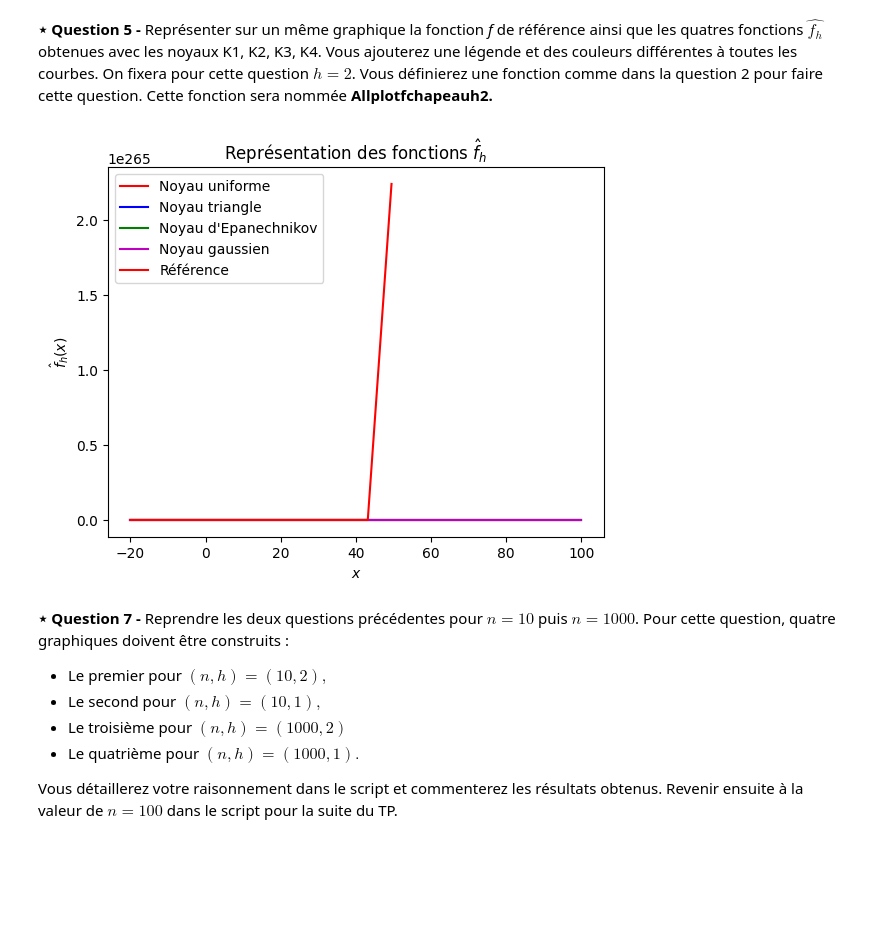
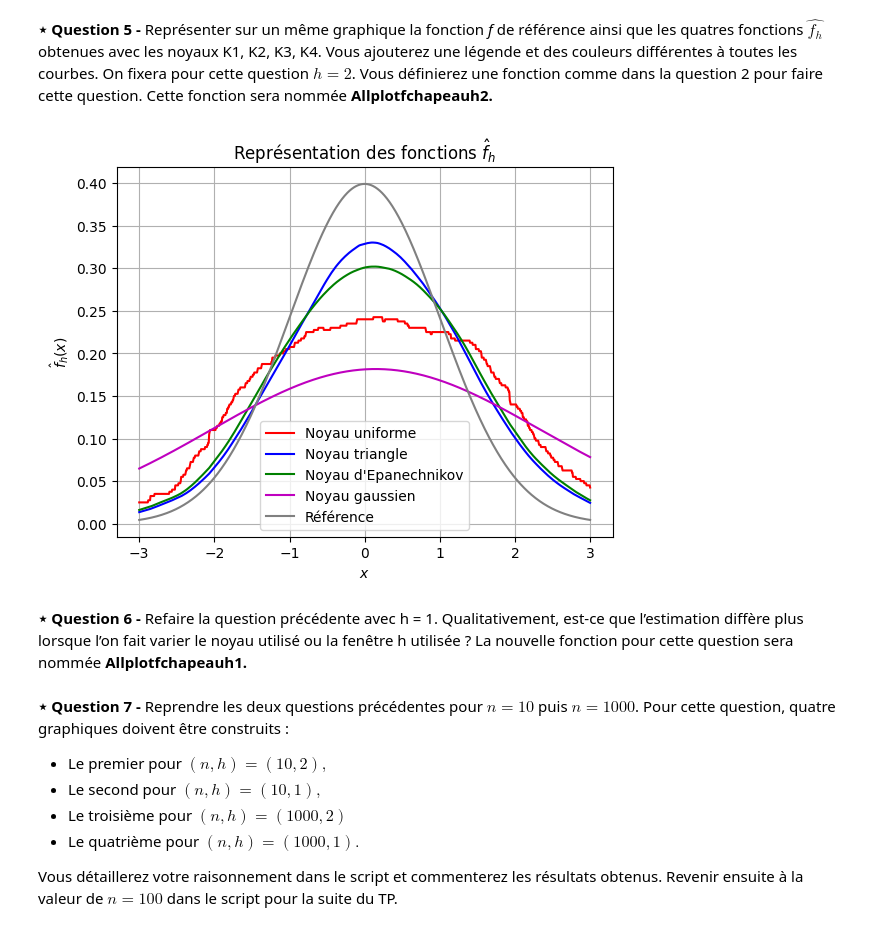
Before and after one commit to Mowibox/SignalLab, a Jupyter notebook: TP3-LONGEOT-THIONGANE-PETIT.ipynb, the cells around one changed output. Saved outputs shown, nothing was run; the diff lists cells and outputs as text; code cells hidden in the pictures; blank space fills up the shorter version.

```diff
--- a/TP3-LONGEOT-THIONGANE-PETIT.ipynb
+++ b/TP3-LONGEOT-THIONGANE-PETIT.ipynb
@@ -77,29 +77,32 @@ def fchapeau(funct, h, X, x): #l'estimation de la densite f (ici la gaussienne s
     s = 0
     n =  len(X)
     for i in range(n):
-        s += funct(x-X[i])/h
-    return s/n
+        s += funct((x-X[i])/h)
+    return s/(n*h)
 # %% [markdown]
 **⋆ Question 5 -** Représenter sur un même graphique la fonction *f* de référence ainsi que les quatres fonctions $\hat{f_h}$ obtenues avec les noyaux K1, K2, K3, K4. Vous ajouterez une légende et des couleurs différentes à
 toutes les courbes. On fixera pour cette question $h = 2$. Vous définierez une fonction comme dans la question 2 pour faire cette question. Cette fonction sera nommée **Allplotfchapeauh2.**
 # %%
 def reference(x):
-    return 1/(np.sqrt(2 * np.pi)) * np.exp((-x)**2/(2**2))
+    return norm.pdf(x, 0, 1)
 
 def Allplotfchapeauh2(xmin, xmax, pas, col1, col2, col3, col4, colref):
     h = 2
     x = np.linspace(xmin, xmax, pas)
-    plt.plot(x, fchapeau(K1, h, X, x), '{}'.format(col1), label = 'Noyau uniforme')
-    plt.plot(x, fchapeau(K2, h, X, x), '{}'.format(col2), label = 'Noyau triangle')
-    plt.plot(x, fchapeau(K3, h, X, x), '{}'.format(col3), label = "Noyau d'Epanechnikov")
-    plt.plot(x, fchapeau(K4, h, X, x), '{}'.format(col4), label = 'Noyau gaussien')
-    plt.plot(x, reference(x), '{}'.format(colref), label = 'Référence')
+    plt.plot(x, fchapeau(K1, h, X, x), color=col1, label = 'Noyau uniforme')
+    plt.plot(x, fchapeau(K2, h, X, x), color=col2, label = 'Noyau triangle')
+    plt.plot(x, fchapeau(K3, h, X, x), color=col3, label = "Noyau d'Epanechnikov")
+    plt.plot(x, fchapeau(K4, h, X, x), color=col4, label = 'Noyau gaussien')
+    plt.plot(x, reference(x), color=colref, label = 'Référence')
     plt.title("Représentation des fonctions $\hat{f}_h$")
     plt.xlabel("$x$")
     plt.ylabel("$\hat{f}_h(x)$")
+    plt.grid()
     plt.legend()
     plt.show()
 
-Allplotfchapeauh2(100, -20, 20, 'r', 'b', 'g', 'm', 'r')
+Allplotfchapeauh2(-3, 3, 1000, 'r', 'b', 'g', 'm', 'gray')
 # %% [output]
-[figure, old version]
+[figure, new version]
+# %% [markdown]
+**⋆ Question 6 -** Refaire la question précédente avec h = 1. Qualitativement, est-ce que l’estimation diffère plus lorsque l’on fait varier le noyau utilisé ou la fenêtre h utilisée ? La nouvelle fonction pour cette question sera nommée **Allplotfchapeauh1.**
```
Also changed, not shown: parts of 3 cells of this notebook.
